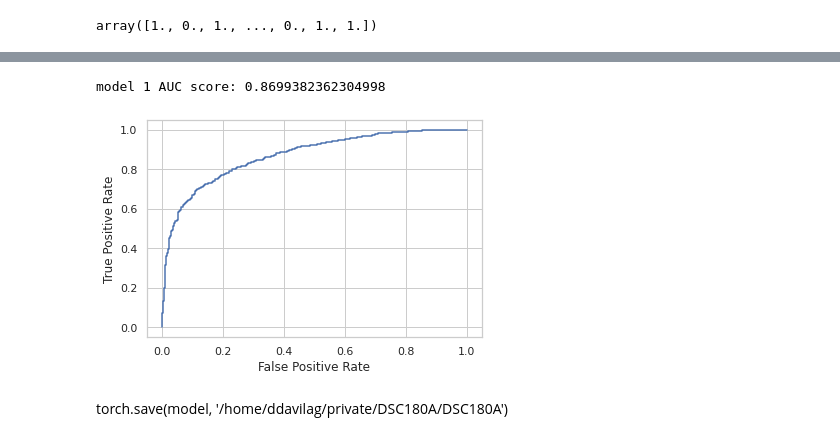
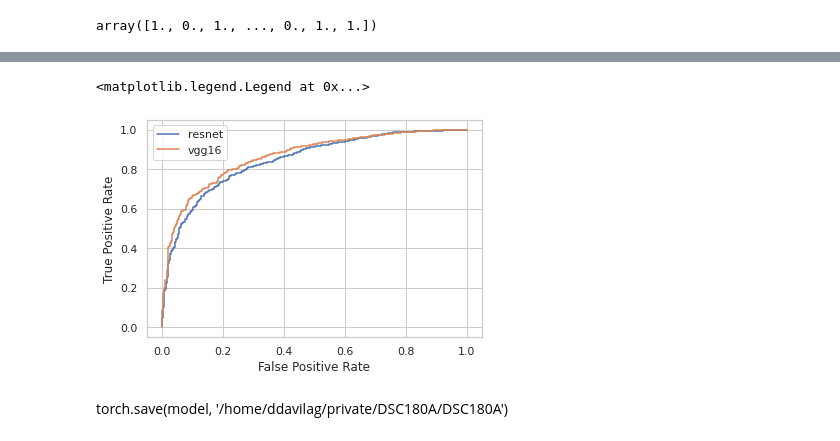
Before and after one commit to ddav118/DSC180A, a Jupyter notebook: Week5_all data.ipynb, the cells around one changed output, grey strips where cells are left out. Cells and saved outputs as stored; diff of their text form; code cells hidden in the pictures.

```diff
--- a/Week5_all data.ipynb
+++ b/Week5_all data.ipynb
@@ -490,0 +773,11 @@ Confusion matrix
+# %%
+model2.eval()
+device = torch.device('cuda' if torch.cuda.is_available() else 'cpu')
+preds2, hearts2 = np.array([]), np.array([])
+with torch.no_grad():
+        for i, (image, _, heart) in tqdm(enumerate(test_loader), total=len(test_loader)):
+            image = image.to(device, non_blocking=True)
+            pred = model2(image)
+            hearts2 = np.append(hearts2, heart)
+            #preds = np.append(preds, pred.item())
+            preds2 = np.append(preds2, pred.cpu())
@@ -506,9 +839,13 @@ model 1 AUC score: 0.7522215854823304
 # %%
-plot_roc_curve(hearts, preds)
-print(f'model 1 AUC score: {roc_auc_score(hearts, prob_preds)}')
+#plot_roc_curve(hearts, preds)
+#print(f'model 1 AUC score: {roc_auc_score(hearts, prob_preds)}')
-# %% [output]
-model 1 AUC score: 0.8699382362304998
-[figure, removed]
+# %%
+plot_roc_curve(hearts2,preds2)
+plot_roc_curve(hearts,preds)
+plt.gca().legend(('resnet','vgg16'))
+# %% [output]
+<matplotlib.legend.Legend at 0x...>
+[figure, added]
 # %% [markdown]
 torch.save(model, '/home/ddavilag/private/DSC180A/DSC180A')
 # %% [markdown]
```
Also changed, not shown: parts of 26 cells of this notebook, 2 other files.
